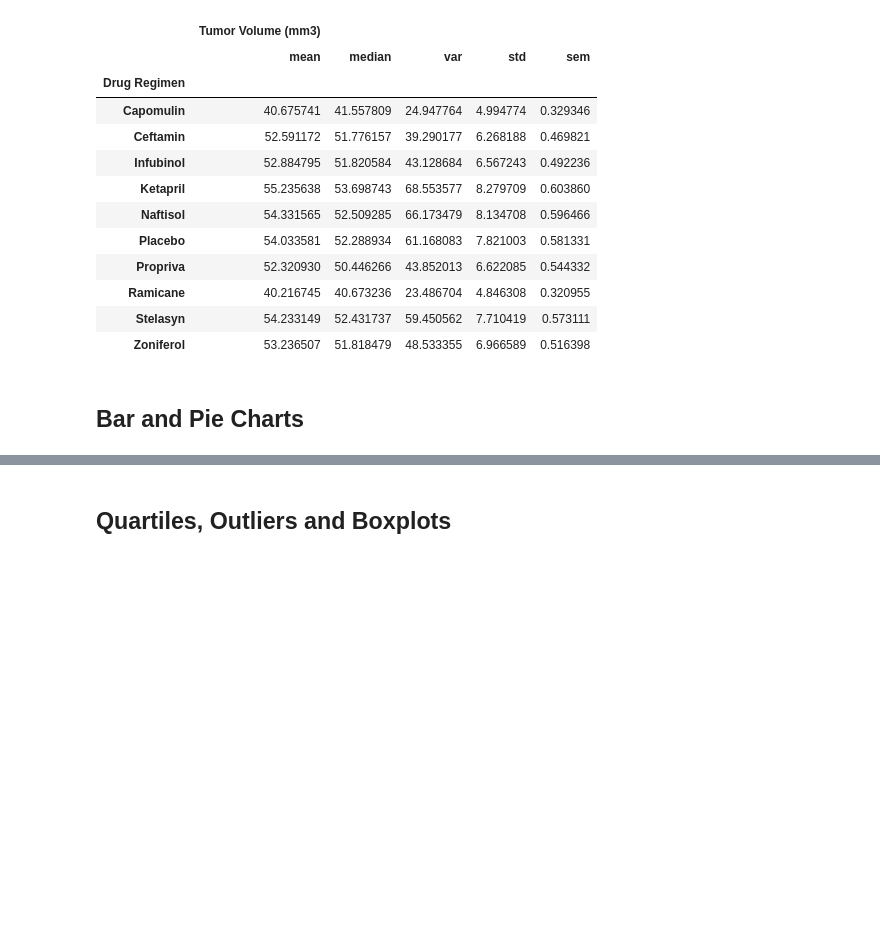
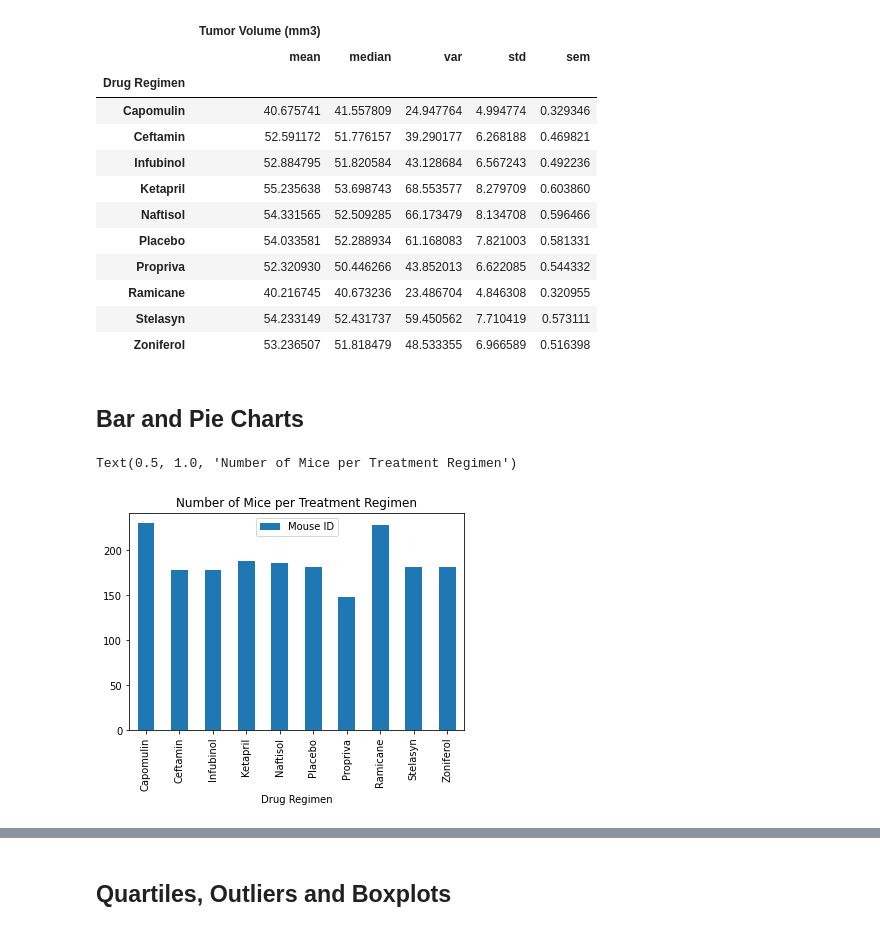
Before and after one commit to andyob715/Matplotlib-challenge, a Jupyter notebook: 05-Matplotlib/Instructions/Pymaceuticals/pymaceuticals_starter.ipynb, the cells around one changed output, grey strips where cells are left out. Cells and saved outputs as stored; diff of their text form; code cells hidden in the pictures; blank space fills up the shorter version.

Commit message:
Several Pandas graphs complete

```diff
--- a/05-Matplotlib/Instructions/Pymaceuticals/pymaceuticals_starter.ipynb
+++ b/05-Matplotlib/Instructions/Pymaceuticals/pymaceuticals_starter.ipynb
@@ -143,4 +143,14 @@ tumor_group_by
 | Zoniferol | 53.236507 | 51.818479 | 48.533355 | 6.966589 | 0.516398 |
 # %% [markdown]
 ## Bar and Pie Charts
+# %%
+# Generate a bar plot showing the total number of mice for each treatment throughout the course of the study using pandas.
+bar_plot = clean_combined_df[["Mouse ID","Drug Regimen"]]
+
+bar_plot_count = bar_plot.groupby("Drug Regimen").count()
+bar_plot_count.plot.bar()
+plt.title("Number of Mice per Treatment Regimen")
+# %% [output]
+Text(0.5, 1.0, 'Number of Mice per Treatment Regimen')
+[figure, added]
 # %%
```
Also changed, not shown: parts of 6 cells of this notebook.
